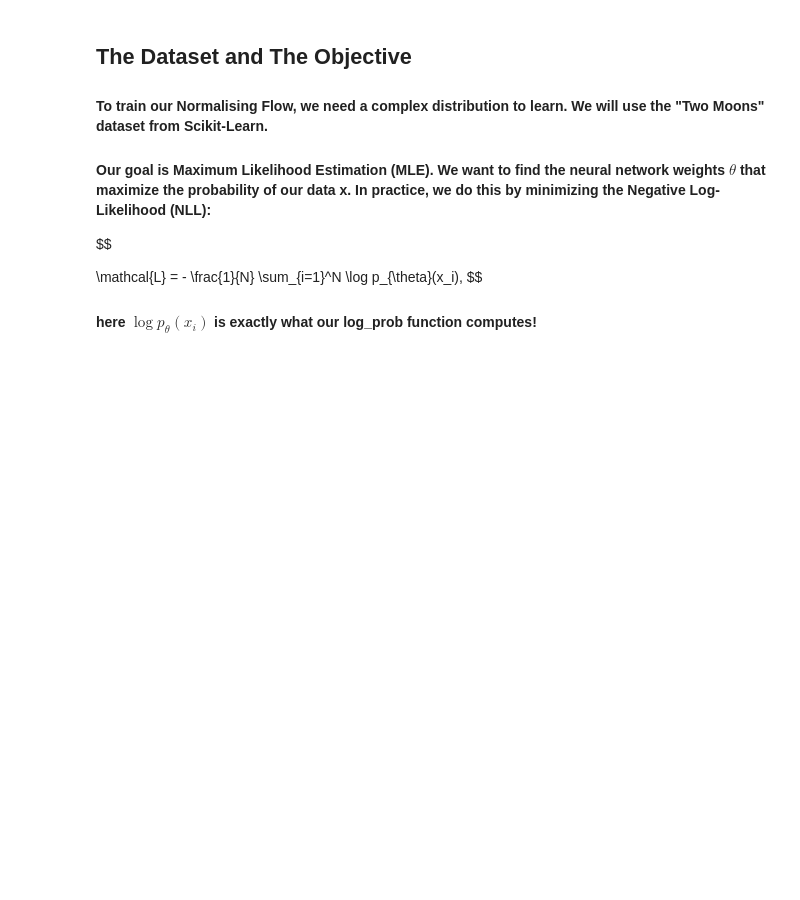
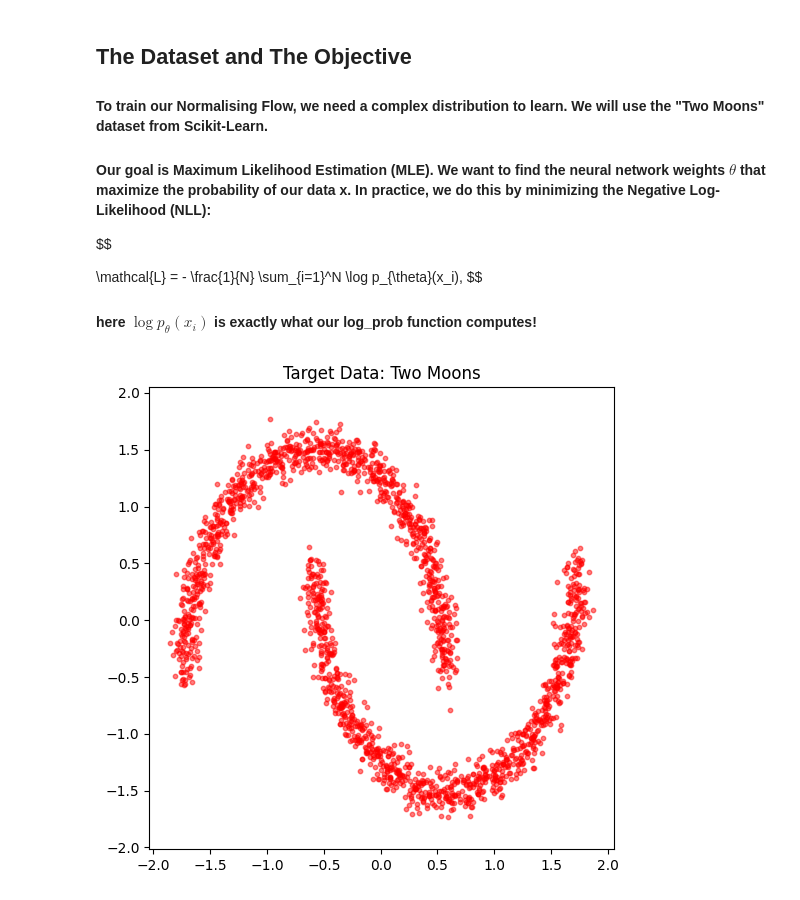
Before and after one commit to mazapataa/NNbasic, a Jupyter notebook: Normalizing_flows.ipynb, the cells around one changed output. Saved outputs shown, nothing was run; the diff lists cells and outputs as text; code cells hidden in the pictures; blank space fills up the shorter version.

Commit message:
visual

```diff
--- a/Normalizing_flows.ipynb
+++ b/Normalizing_flows.ipynb
@@ -130,3 +134,22 @@ $$
 \mathcal{L} = - \frac{1}{N} \sum_{i=1}^N        \log p_{\theta}(x_i),
 $$
 #### here $\log p_{\theta}(x_i)$ is exactly what our log_prob function computes!
+# %%
+# 1. Generate the Two Moons dataset
+n_samples = 2000
+data, _ = make_moons(n_samples=n_samples, noise=0.05, random_state=42)
+
+# Standardize the data (Flows learn much better when data is centered around 0)
+data = (data - data.mean(axis=0)) / data.std(axis=0)
+
+# Convert to PyTorch tensor
+x_train = torch.tensor(data, dtype=torch.float32)
+
+# Plot the target distribution
+plt.figure(figsize=(6, 6))
+plt.scatter(x_train[:, 0], x_train[:, 1], alpha=0.5, s=10, color='red')
+plt.title("Target Data: Two Moons")
+plt.axis('equal')
+plt.show()
+# %% [output]
+[figure, added]
```
Also changed, not shown: parts of 1 cell of this notebook.
